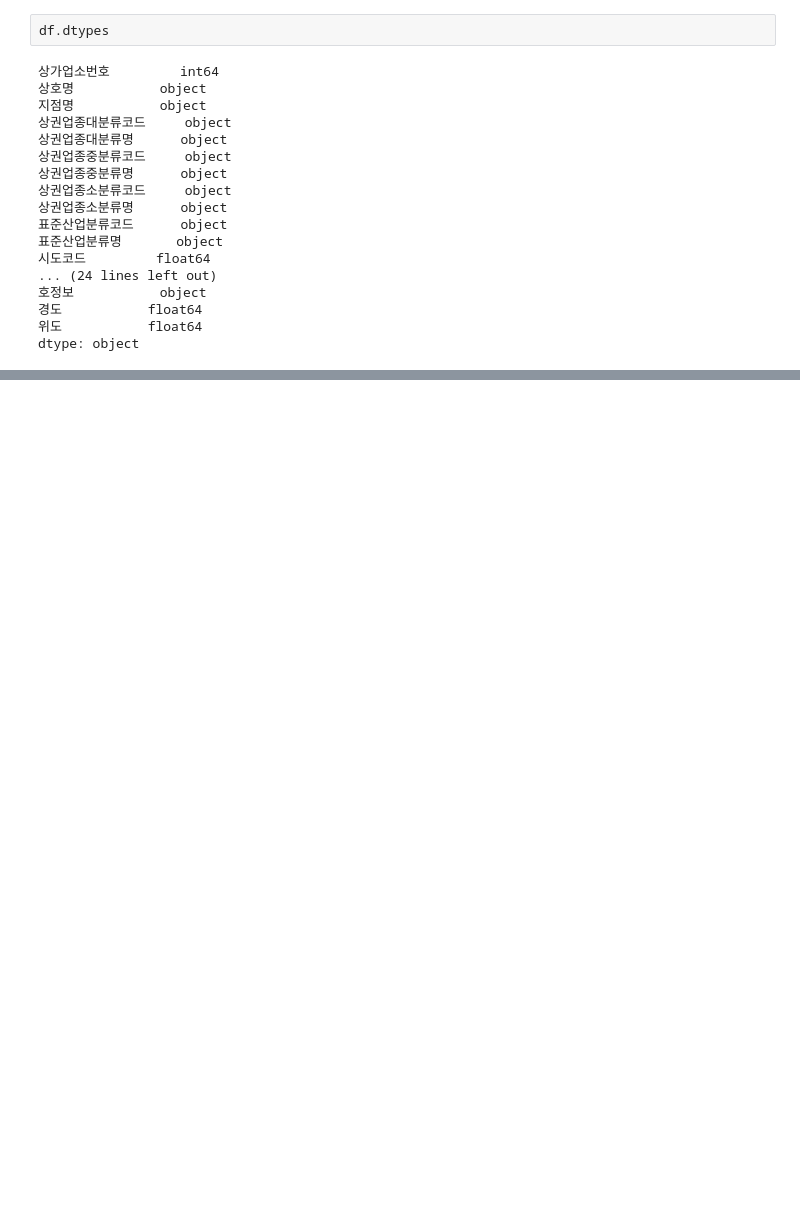
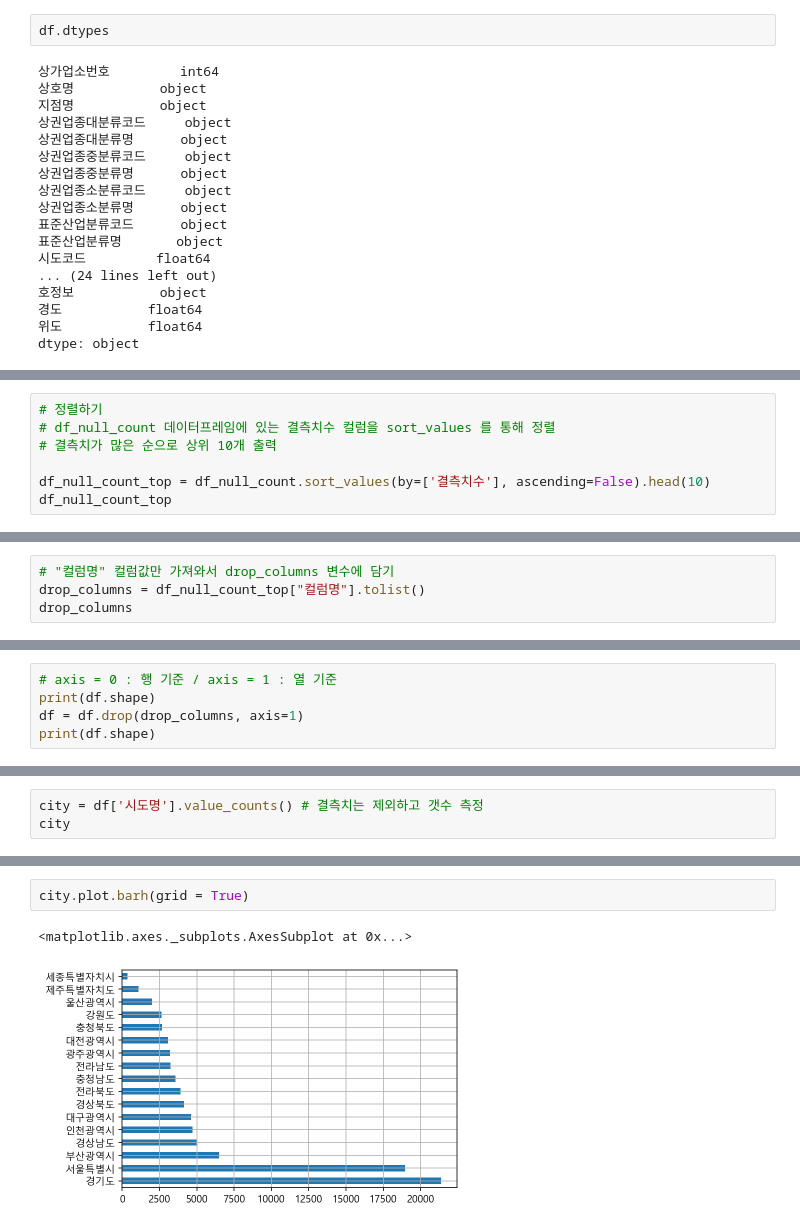
Before and after one commit to ssue-lee/practice, a Jupyter notebook: medical_business_area.ipynb, the cells around one changed output, grey strips where cells are left out. Cells and saved outputs as stored; diff of their text form; blank space fills up the shorter version.

```diff
--- a/medical_business_area.ipynb
+++ b/medical_business_area.ipynb
@@ -112,0 +170,7 @@ dtype: object
+# %%
+# 정렬하기
+# df_null_count 데이터프레임에 있는 결측치수 컬럼을 sort_values 를 통해 정렬
+# 결측치가 많은 순으로 상위 10개 출력
+
+df_null_count_top = df_null_count.sort_values(by=['결측치수'], ascending=False).head(10)
+df_null_count_top
@@ -112,0 +201,4 @@ dtype: object
+# %%
+# "컬럼명" 컬럼값만 가져와서 drop_columns 변수에 담기
+drop_columns = df_null_count_top["컬럼명"].tolist()
+drop_columns
@@ -112,0 +227,5 @@ dtype: object
+# %%
+# axis = 0 : 행 기준 / axis = 1 : 열 기준
+print(df.shape)
+df = df.drop(drop_columns, axis=1)
+print(df.shape)
@@ -112,0 +382,3 @@ dtype: object
+# %%
+city = df['시도명'].value_counts() # 결측치는 제외하고 갯수 측정
+city
@@ -112,0 +427,5 @@ dtype: object
+# %%
+city.plot.barh(grid = True)
+# %% [output]
+<matplotlib.axes._subplots.AxesSubplot at 0x...>
+[figure, added]
```
Also changed, not shown: parts of 70 cells of this notebook.
